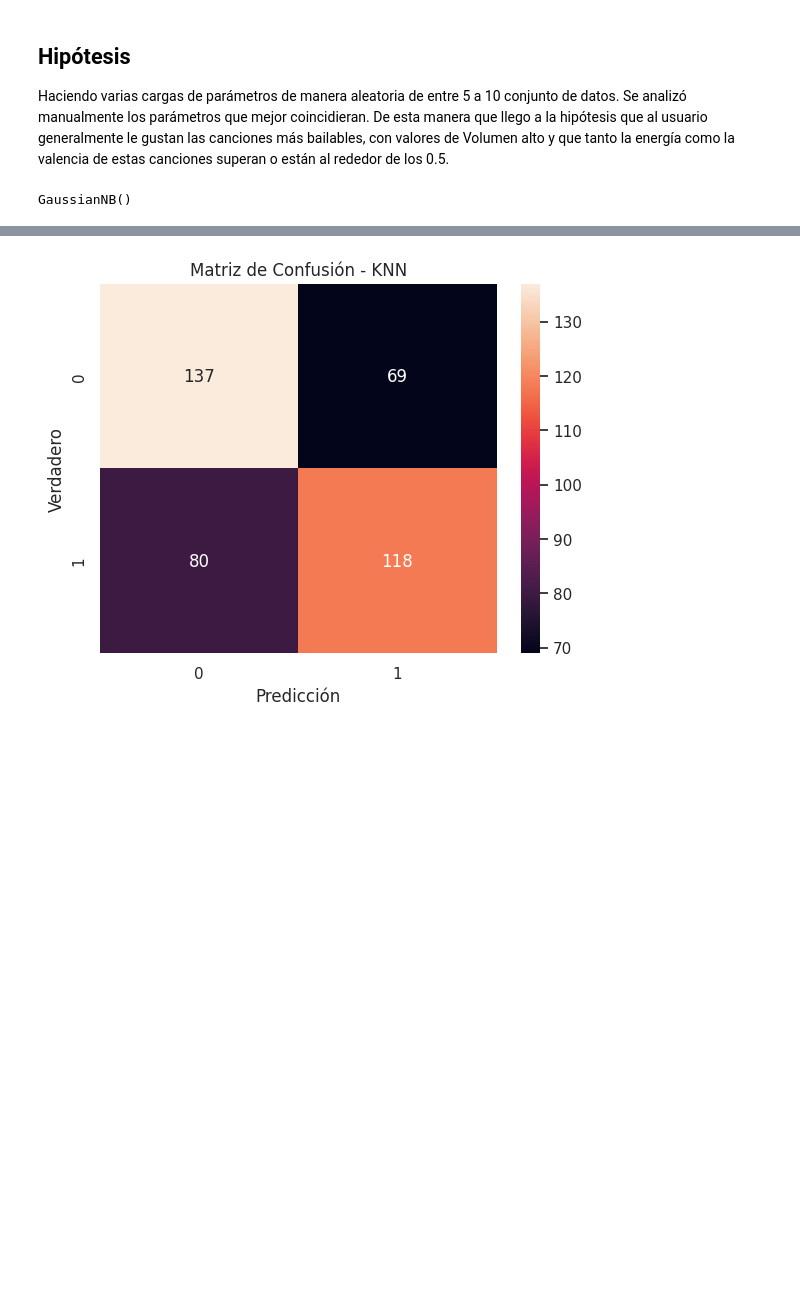
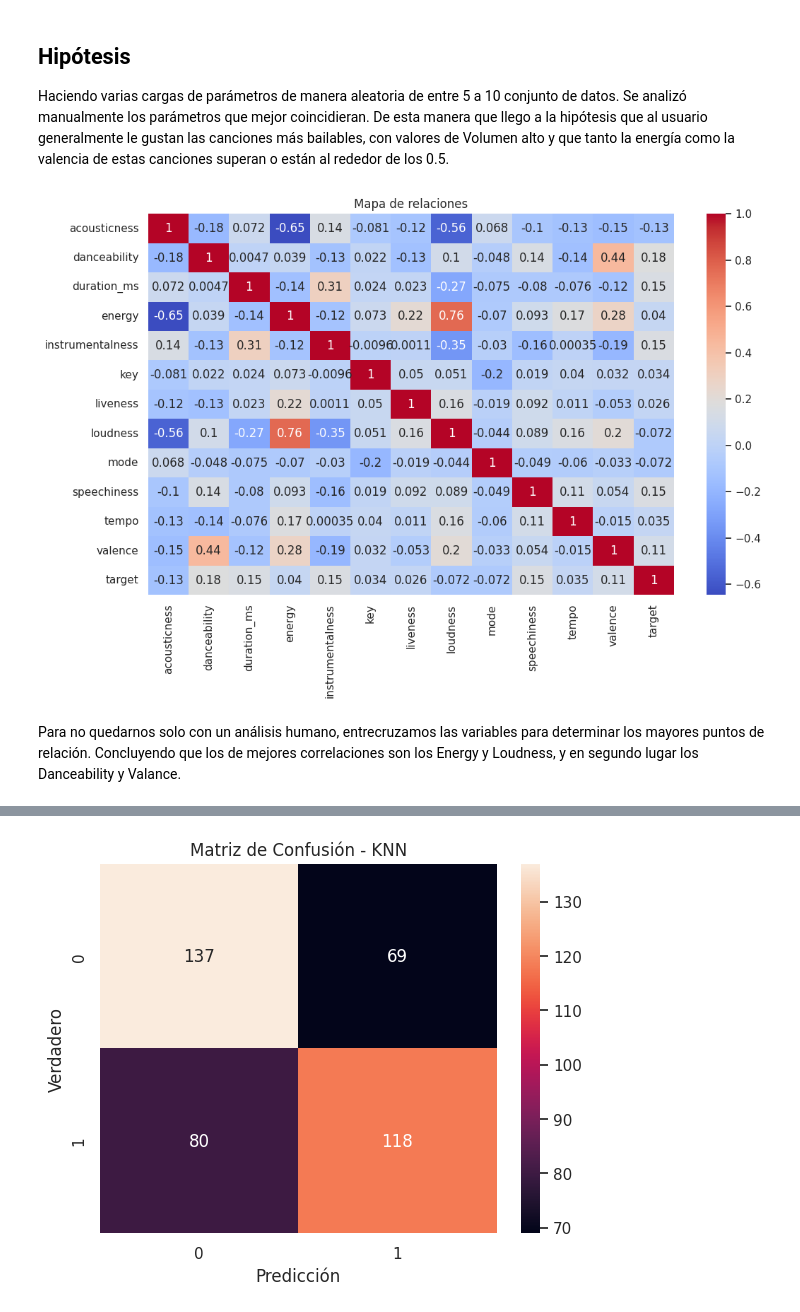
Before and after one commit to danisotoguerrero/Clasificador-de-canciones, a Jupyter notebook: Laboratorio_2_Grupo_8.ipynb, the cells around one changed output, grey strips where cells are left out. Saved outputs shown, nothing was run; the diff lists cells and outputs as text; code cells hidden in the pictures; blank space fills up the shorter version.

```diff
--- a/Laboratorio_2_Grupo_8.ipynb
+++ b/Laboratorio_2_Grupo_8.ipynb
@@ -36,6 +38,16 @@ df.sample(5)
 # %% [markdown]
 ## Hipótesis
 Haciendo varias cargas de parámetros de manera aleatoria de entre 5 a 10 conjunto de datos. Se analizó manualmente los parámetros que mejor coincidieran. De esta manera que llego a la hipótesis que al usuario generalmente le gustan las canciones más bailables, con valores de Volumen alto y que tanto la energía como la valencia de estas canciones superan o están al rededor de los 0.5.
+# %%
+# Gráfico de mapa de calor
+fig, ax = plt.subplots(figsize=(12, 7))
+sns.heatmap(df.corr(), annot=True, cmap='coolwarm')
+plt.title('Mapa de relaciones')
+plt.show()
+# %% [output]
+[figure, added]
+# %% [markdown]
+Para no quedarnos solo con un análisis humano, entrecruzamos las variables para determinar los mayores puntos de relación. Concluyendo que los de mejores correlaciones son los Energy y Loudness, y en segundo lugar los Danceability y Valance.
 # %%
 # Parametros considerados
 selected_features = df[["danceability", "energy", "valence", "loudness"]]
@@ -48,24 +60,4 @@ y = df["target"]
 
 # Dividir los datos en conjuntos de entrenamiento y prueba
 X_train, X_test, y_train, y_test = train_test_split(X, y, test_size=0.2, random_state=42)
-# %%
-# Creación de Modelos de Aprendizaje Automático
-from sklearn.neighbors import KNeighborsClassifier
-from sklearn.svm import SVC
-from sklearn.tree import DecisionTreeClassifier
-from sklearn.naive_bayes import GaussianNB
-
-# Crear modelos
-knn_model = KNeighborsClassifier()
-svm_model = SVC()
-dt_model = DecisionTreeClassifier()
-nb_model = GaussianNB()
-
-# Entrenar los modelos con los datos de entrenamiento
-knn_model.fit(X_train, y_train)
-svm_model.fit(X_train, y_train)
-dt_model.fit(X_train, y_train)
-nb_model.fit(X_train, y_train)
-# %% [output]
-GaussianNB()
 # %%
```
Also changed, not shown: parts of 3 cells of this notebook.
